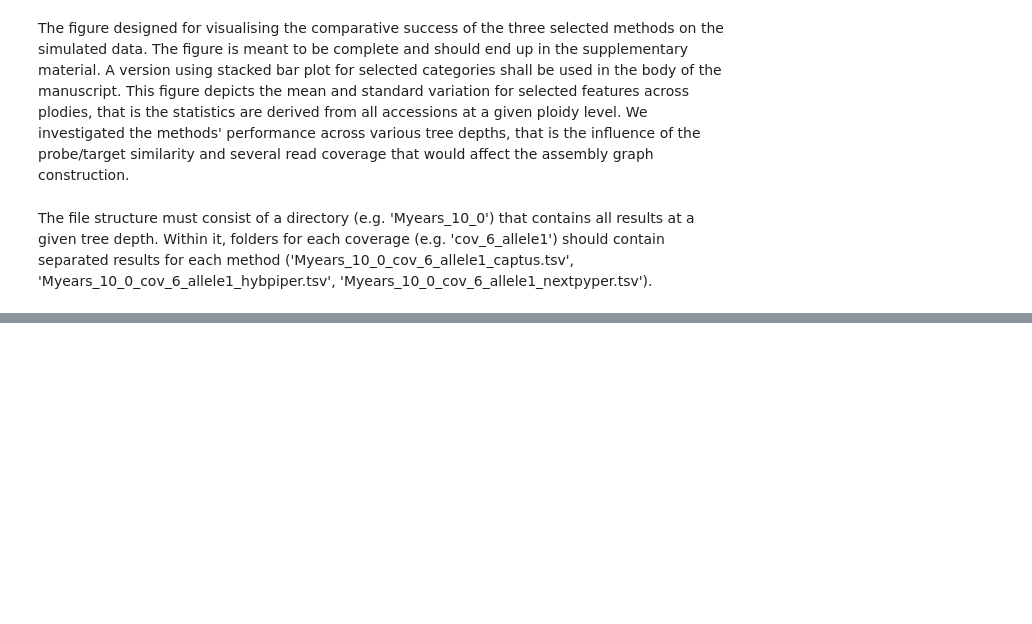
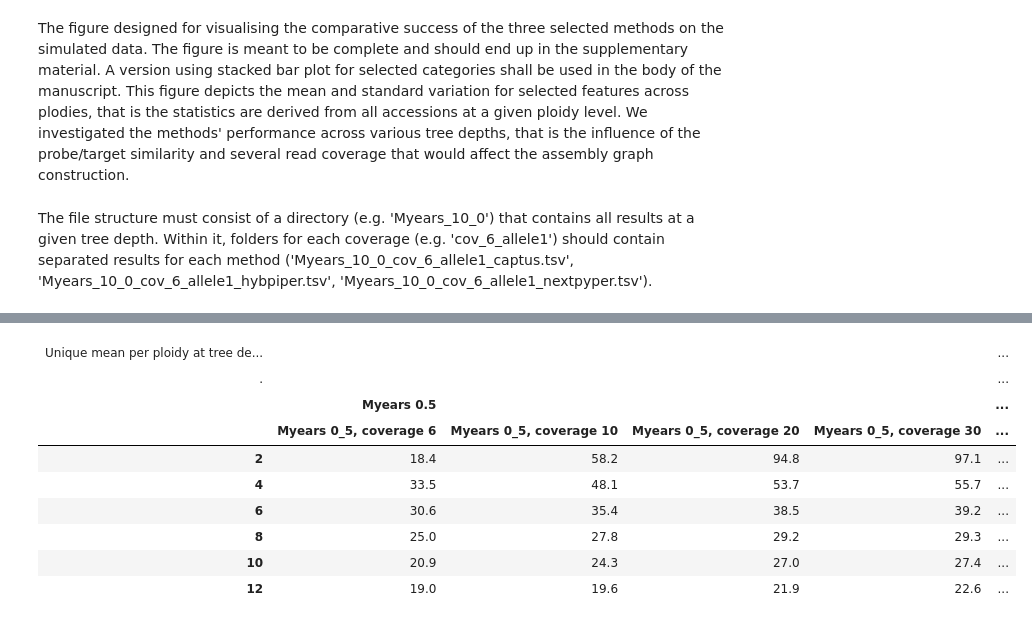
Before and after one commit to M2BL/NextPyper, a Jupyter notebook: nextpyper/workflow/scripts/ms_figures.ipynb, the cells around one changed output, grey strips where cells are left out. Saved outputs shown, nothing was run; the diff lists cells and outputs as text; code cells hidden in the pictures; blank space fills up the shorter version.

```diff
--- a/nextpyper/workflow/scripts/ms_figures.ipynb
+++ b/nextpyper/workflow/scripts/ms_figures.ipynb
@@ -192,0 +272,62 @@ fig.show()
+# %%
+from great_tables import GT, html
+import polars as pl
+import polars.selectors as cs
+
+year_set = ['0_5','1_0','2_0','3_0','4_0','5_0']
+coverages = [6,10,20,30,50,100]
+method= "nextpyper"
+variable = "unique_mean"
+year_cov_comb = []
+coverage_frames = []
+for year in year_set:
+    target_year = Path(f'/home/yjkbertrand/Documents/projects/fumaria_sim/results/Myears_{year}')
+    years = str(target_year.name).replace('Myears_', "").replace('_','.')
+    for cov in coverages:
+        target = target_year / f"cov_{cov}_allele1"
+        # Create df for each allele
+        df = create_table(target)
+        normal=normalize_data(df, 333)
+        normal['coverage'] = f"Myears {year}, coverage {cov}"
+        year_cov_comb.append(f"Myears {year}, coverage {cov}")
+        normal[variable] = normal[variable].round(1)
+        coverage_frames.append(normal)
+all_coverages = pd.concat(coverage_frames)
+
+coverages_pivot = (
+    pl.from_pandas(all_coverages)
+    .filter((pl.col("method") == method))
+    .select(pl.col("*").exclude('unique_stdev', 'duplicated_mean', 'duplicated_stdev',
+                                               'fragmented_mean', 'fragmented_stdev', 'missing_mean', 'missing_stdev',
+                                                'chimeras_mean', 'chimeras_stdev'))
+
+    .pivot(values="unique_mean", index="ploidy", on="coverage")
+)
+print(coverages_pivot)
+print(year_cov_comb)
+print(list([x for x in year_cov_comb if x.startswith("Myears 10")]))
+(
+    GT(coverages_pivot, rowname_col="ploidy")
+
+    .data_color(
+        domain=[100, 0],
+        palette=["green","white","red"],
+    )
+        .data_color(
+        columns=['ploidy'],
+        palette=["snow","snow"],
+        )
+    .tab_spanner(
+        label="Myears 0.5",
+        columns=list([x for x in year_cov_comb if x.startswith("Myears 0_5")]),
+    )
+    .tab_header(
+        title=f"Unique mean per ploidy at tree depth {years}",
+        subtitle=html("."),
+    )
+    .sub_missing(missing_text="")
+    .cols_align(
+    align='left',
+    columns=['ploidy'])
+)
+# %% [output]
@@ -192,0 +352,10 @@ fig.show()
+| Unique mean per ploidy at tree de... |  |  |  |  | ... |
+| . |  |  |  |  | ... |
+|  | Myears 0.5 |  |  |  | ... |
+|  | Myears 0_5, coverage 6 | Myears 0_5, coverage 10 | Myears 0_5, coverage 20 | Myears 0_5, coverage 30 | ... |
+| 2 | 18.4 | 58.2 | 94.8 | 97.1 | ... |
+| 4 | 33.5 | 48.1 | 53.7 | 55.7 | ... |
+| 6 | 30.6 | 35.4 | 38.5 | 39.2 | ... |
+| 8 | 25.0 | 27.8 | 29.2 | 29.3 | ... |
+| 10 | 20.9 | 24.3 | 27.0 | 27.4 | ... |
+| 12 | 19.0 | 19.6 | 21.9 | 22.6 | ... |
```
Also changed, not shown: parts of 4 cells of this notebook.
